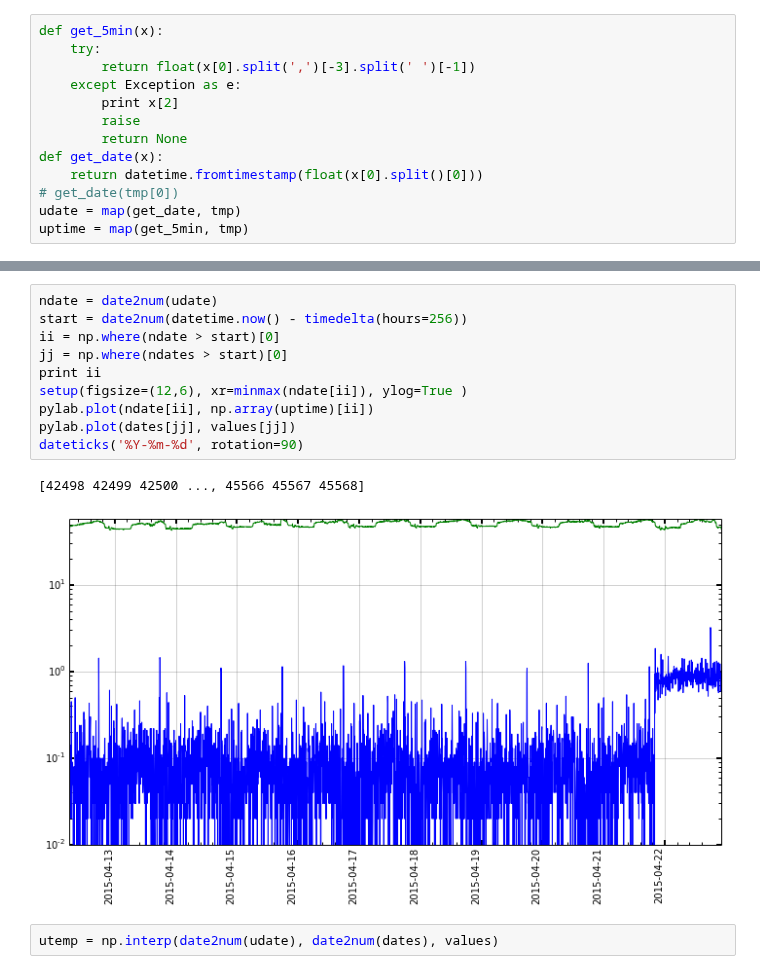
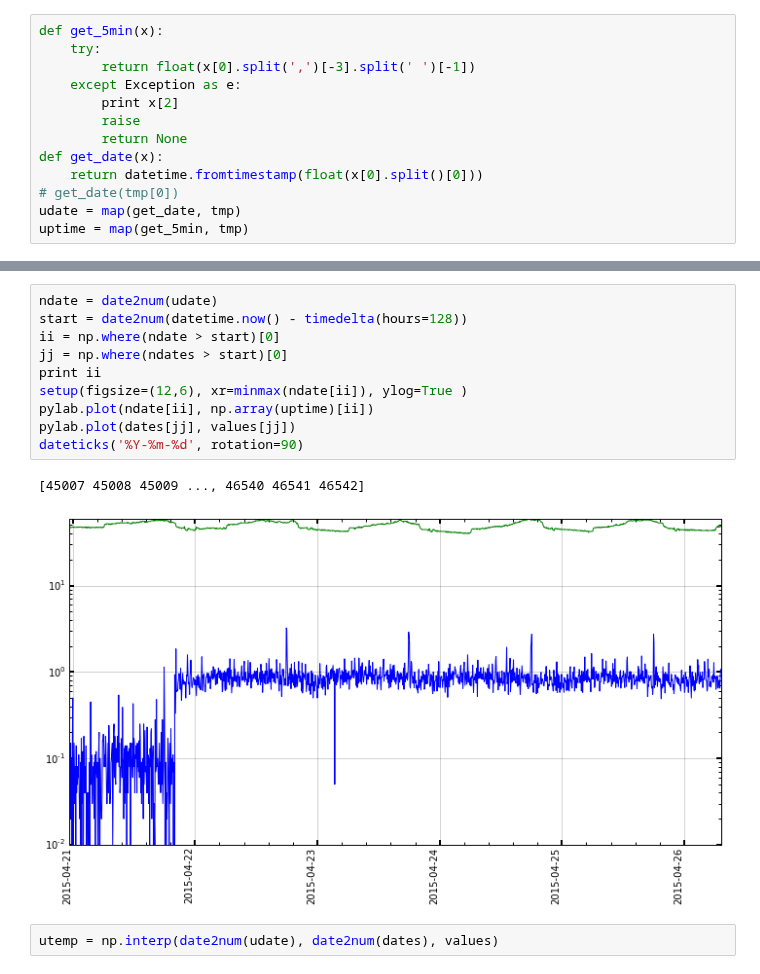
Before and after one commit to ajmendez/templog, a Jupyter notebook: notebook/neon.ipynb, the cells around one changed output, grey strips where cells are left out. Drawn from its saved outputs; the diff is of its cells as text.

```diff
--- a/notebook/neon.ipynb
+++ b/notebook/neon.ipynb
@@ -261,16 +260,16 @@ dateticks('%Y-%m-%d', rotation=90)
 # %%
 ndate = date2num(udate)
-start = date2num(datetime.now() - timedelta(hours=256))
+start = date2num(datetime.now() - timedelta(hours=128))
 ii = np.where(ndate > start)[0]
 jj = np.where(ndates > start)[0]
 print ii
 setup(figsize=(12,6), xr=minmax(ndate[ii]), ylog=True )
 pylab.plot(ndate[ii], np.array(uptime)[ii])
 pylab.plot(dates[jj], values[jj])
 dateticks('%Y-%m-%d', rotation=90)
 # %% [output]
-[42498 42499 42500 ..., 45566 45567 45568]
+[45007 45008 45009 ..., 46540 46541 46542]
-[figure, old version]
+[figure, new version]
 # %%
 utemp = np.interp(date2num(udate), date2num(dates), values)
 # %%
```
Also changed, not shown: parts of 8 cells of this notebook, 2 other files.
